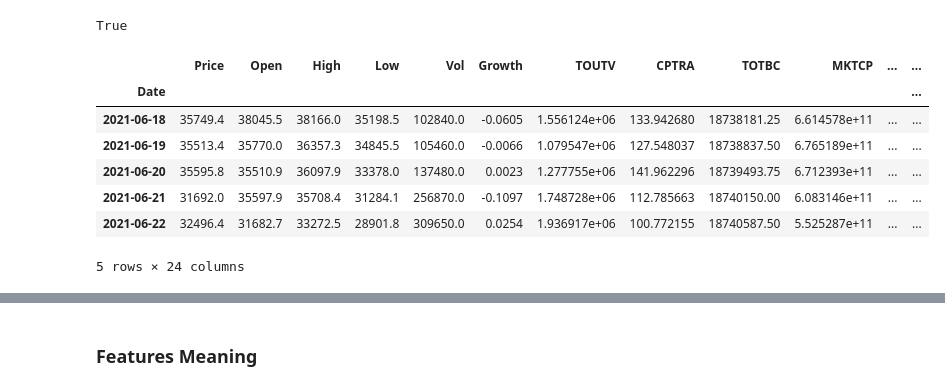
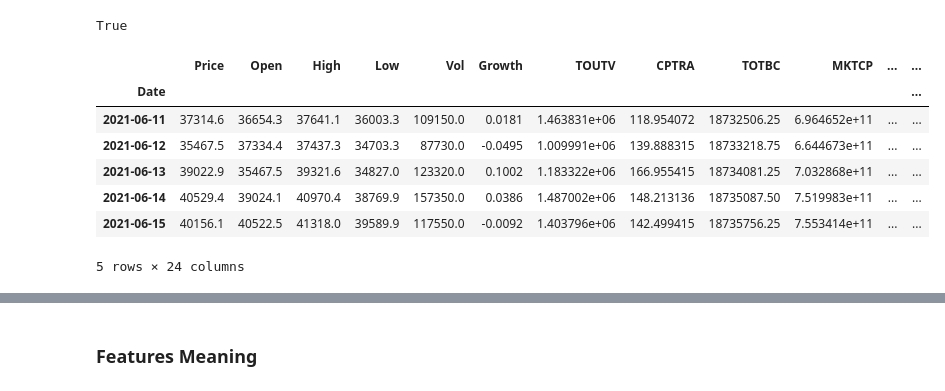
Before and after one commit to serg-razum-off/DFP-Numeric-2, a Jupyter notebook: train/btc_eda_playground.ipynb, the cells around one changed output, grey strips where cells are left out. Saved outputs shown, nothing was run; the diff lists cells and outputs as text; code cells hidden in the pictures.

```diff
--- a/train/btc_eda_playground.ipynb
+++ b/train/btc_eda_playground.ipynb
@@ -101,13 +90,14 @@ data_manager.feature_calculate(fn=lambda X: (X.diff()>0)*1,
 # %% [output]
 True
 # %%
+data_manager.data_btc = data_manager.data_btc.dropna()
 data_manager.data_btc[-5:]
 # %% [output]
 |  | Price | Open | High | Low | Vol | Growth | TOUTV | CPTRA | TOTBC | MKTCP | ... | ... |
 | Date |  |  |  |  |  |  |  |  |  |  |  | ... |
-| 2021-06-18 | 35749.4 | 38045.5 | 38166.0 | 35198.5 | 102840.0 | -0.0605 | 1.556124e+06 | 133.942680 | 18738181.25 | 6.614578e+11 | ... | ... |
-| 2021-06-19 | 35513.4 | 35770.0 | 36357.3 | 34845.5 | 105460.0 | -0.0066 | 1.079547e+06 | 127.548037 | 18738837.50 | 6.765189e+11 | ... | ... |
-| 2021-06-20 | 35595.8 | 35510.9 | 36097.9 | 33378.0 | 137480.0 | 0.0023 | 1.277755e+06 | 141.962296 | 18739493.75 | 6.712393e+11 | ... | ... |
-| 2021-06-21 | 31692.0 | 35597.9 | 35708.4 | 31284.1 | 256870.0 | -0.1097 | 1.748728e+06 | 112.785663 | 18740150.00 | 6.083146e+11 | ... | ... |
-| 2021-06-22 | 32496.4 | 31682.7 | 33272.5 | 28901.8 | 309650.0 | 0.0254 | 1.936917e+06 | 100.772155 | 18740587.50 | 5.525287e+11 | ... | ... |
+| 2021-06-11 | 37314.6 | 36654.3 | 37641.1 | 36003.3 | 109150.0 | 0.0181 | 1.463831e+06 | 118.954072 | 18732506.25 | 6.964652e+11 | ... | ... |
+| 2021-06-12 | 35467.5 | 37334.4 | 37437.3 | 34703.3 | 87730.0 | -0.0495 | 1.009991e+06 | 139.888315 | 18733218.75 | 6.644673e+11 | ... | ... |
+| 2021-06-13 | 39022.9 | 35467.5 | 39321.6 | 34827.0 | 123320.0 | 0.1002 | 1.183322e+06 | 166.955415 | 18734081.25 | 7.032868e+11 | ... | ... |
+| 2021-06-14 | 40529.4 | 39024.1 | 40970.4 | 38769.9 | 157350.0 | 0.0386 | 1.487002e+06 | 148.213136 | 18735087.50 | 7.519983e+11 | ... | ... |
+| 2021-06-15 | 40156.1 | 40522.5 | 41318.0 | 39589.9 | 117550.0 | -0.0092 | 1.403796e+06 | 142.499415 | 18735756.25 | 7.553414e+11 | ... | ... |
 5 rows × 24 columns
```
Also changed, not shown: parts of 16 cells of this notebook, 15 other files.
